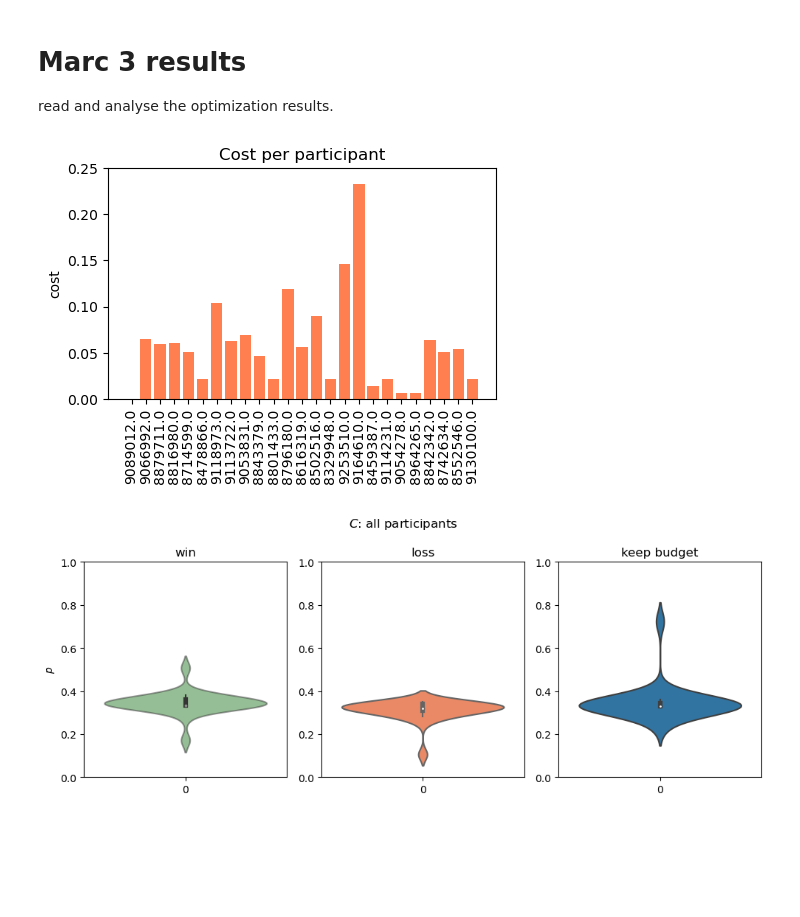
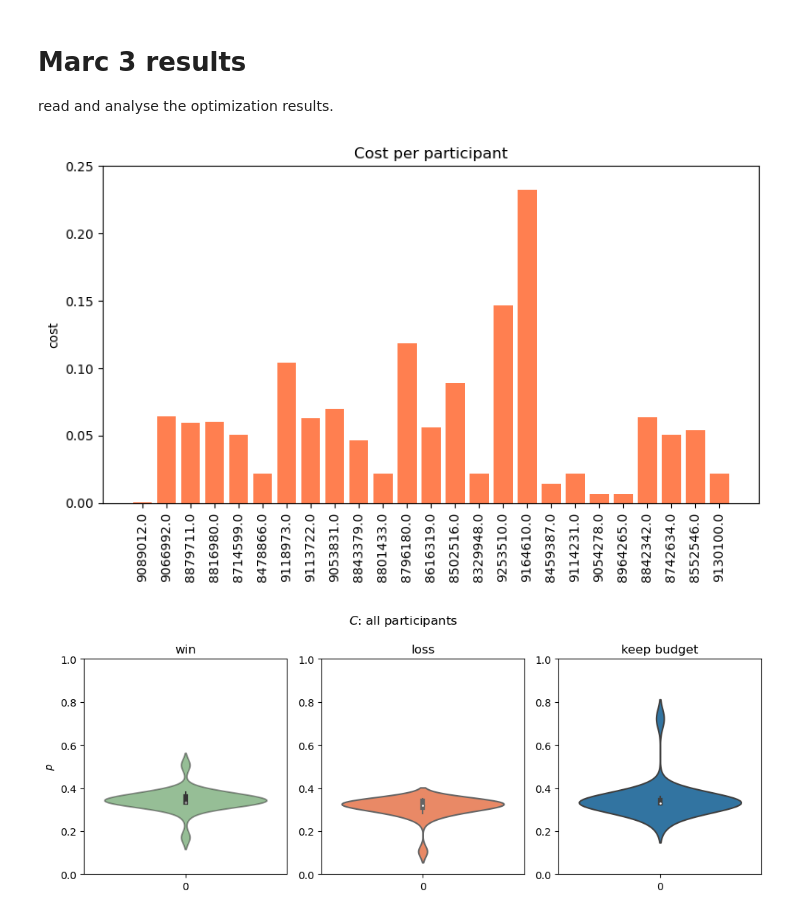
Before and after one commit to Eckertal/pymdp_depression, a Jupyter notebook: fitting/opt_results.ipynb, the cells around one changed output. Cells and saved outputs as stored; diff of their text form; code cells hidden in the pictures; blank space fills up the shorter version.

Commit message:
new plots cost, params

```diff
--- a/fitting/opt_results.ipynb
+++ b/fitting/opt_results.ipynb
@@ -50,15 +50,18 @@ for sbj in subjects:
 
     min_cost_sbj[sbj] = min_cost
 # %%
-plt.figure(figsize=(5,3))
+plt.figure(figsize=(8,5))
 plt.title('Cost per participant')
 string_keys = [str(key) for key in min_cost_sbj.keys()]
 plt.bar(string_keys, min_cost_sbj.values(), color='coral')
 plt.ylim(0.0, 0.25)
 _=plt.xticks(rotation=90)
 _=plt.ylabel('cost')
+plt.tight_layout()
+os.chdir(fig_path)
+plt.savefig('optimizer_costs.svg')
 # %% [output]
-[figure, old version]
+[figure, new version]
 # %%
 soft_pars = {}
 for item in best_pars.items():
```
Also changed, not shown: parts of 16 cells of this notebook, 16 other files.
